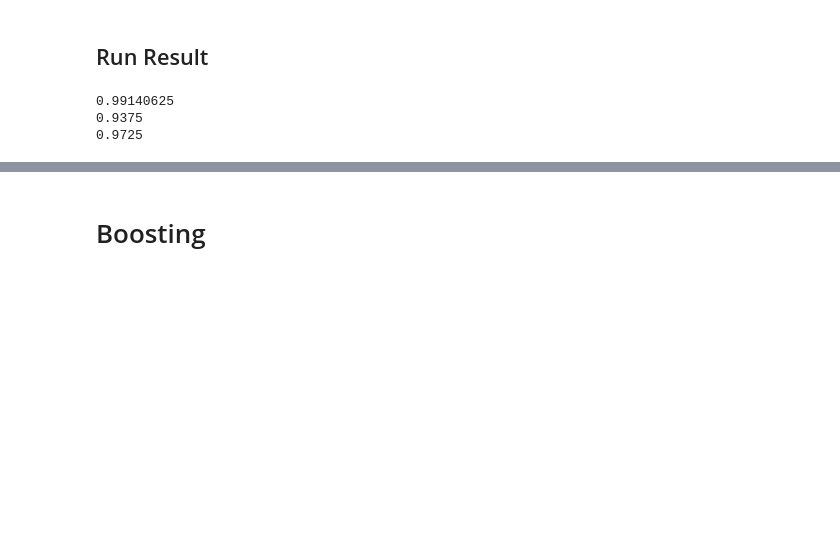
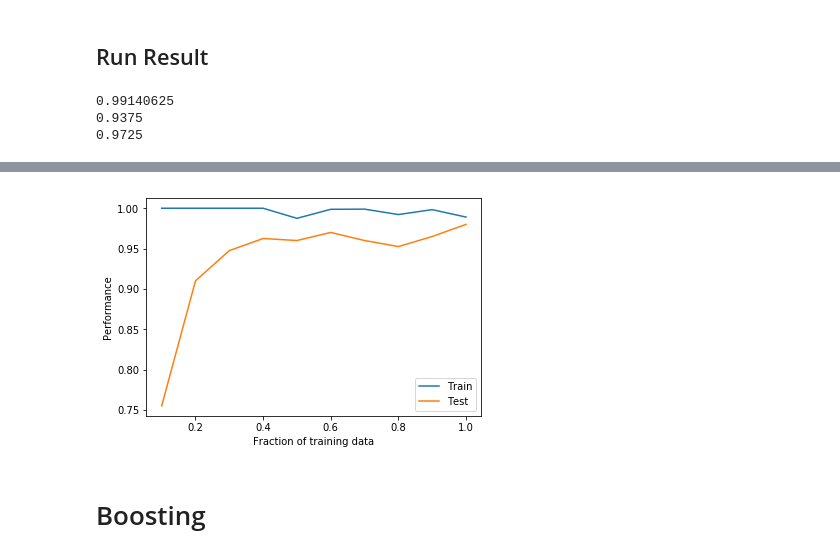
Before and after one commit to sunshineclt/7641ML-HW1, a Jupyter notebook: mobile_main.ipynb, the cells around one changed output, grey strips where cells are left out. Cells and saved outputs as stored; diff of their text form; code cells hidden in the pictures; blank space fills up the shorter version.

```diff
--- a/mobile_main.ipynb
+++ b/mobile_main.ipynb
@@ -332,3 +332,15 @@ print(mlp.score(X_test, y_test))
 0.99140625
 0.9375
 0.9725
+# %%
+from sklearn.neural_network import MLPClassifier
+train_acc = []
+test_acc = []
+for frac in [0.1,0.2,0.3,0.4,0.5,0.6,0.7,0.8,0.9,1.0]:
+    X_train_1 = X_train[:int(1280*frac)]
+    y_train_1 = y_train[:int(1280*frac)]
+    mlp = MLPClassifier(hidden_layer_sizes=(150, 50), activation="tanh", max_iter=1000)
+    mlp.fit(X_train_1, y_train_1)
+    train_acc.append(mlp.score(X_train_1, y_train_1))
+    test_acc.append(mlp.score(X_test, y_test))
+    print("frac=%f" % (frac))
@@ -335,3 +358,14 @@ print(mlp.score(X_test, y_test))
+# %%
+plt.plot([0.1,0.2,0.3,0.4,0.5,0.6,0.7,0.8,0.9,1.0],
+         train_acc, label='Train')
+plt.plot([0.1,0.2,0.3,0.4,0.5,0.6,0.7,0.8,0.9,1.0],
+         test_acc, label='Test')
+plt.legend()
+plt.ylabel('Performance')
+plt.xlabel('Fraction of training data')
+plt.show()
+# %% [output]
+[figure, added]
 # %% [markdown]
 # Boosting
 # %% [markdown]
```
Also changed, not shown: parts of 2 cells of this notebook, 1 other file.
